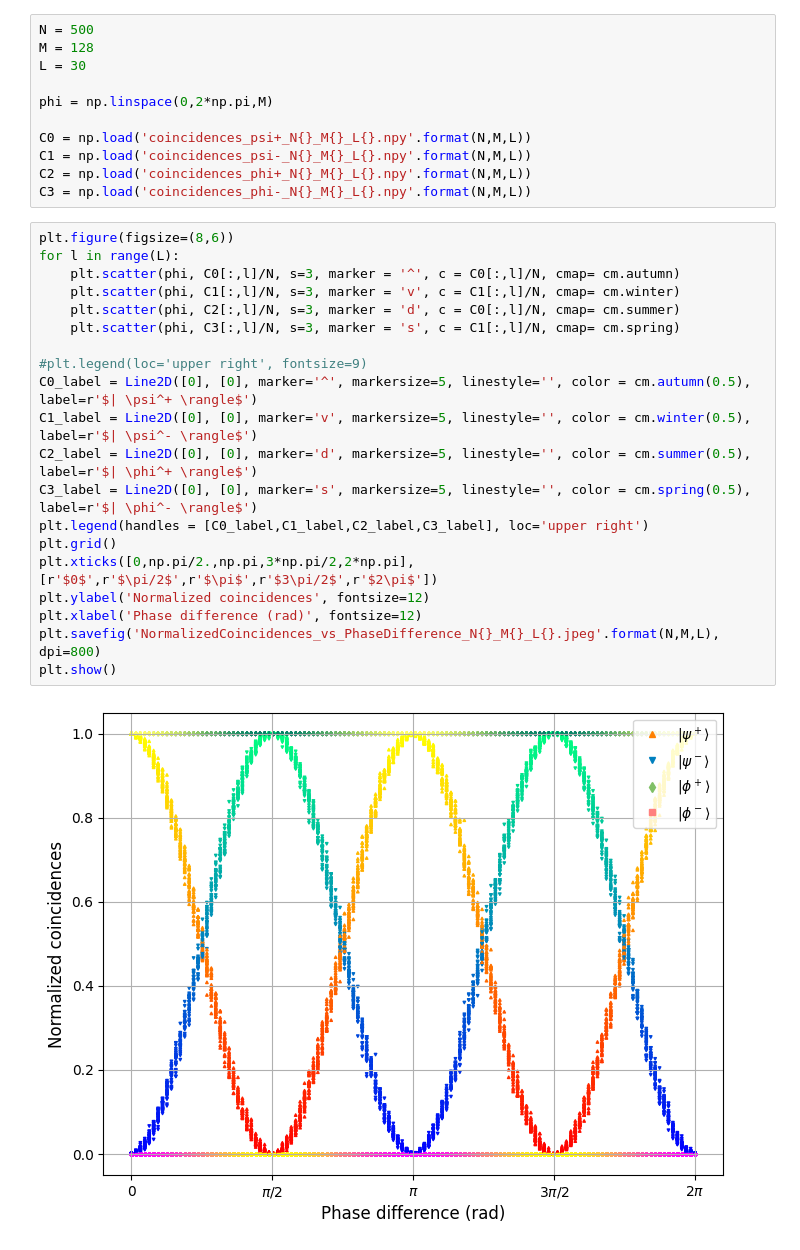
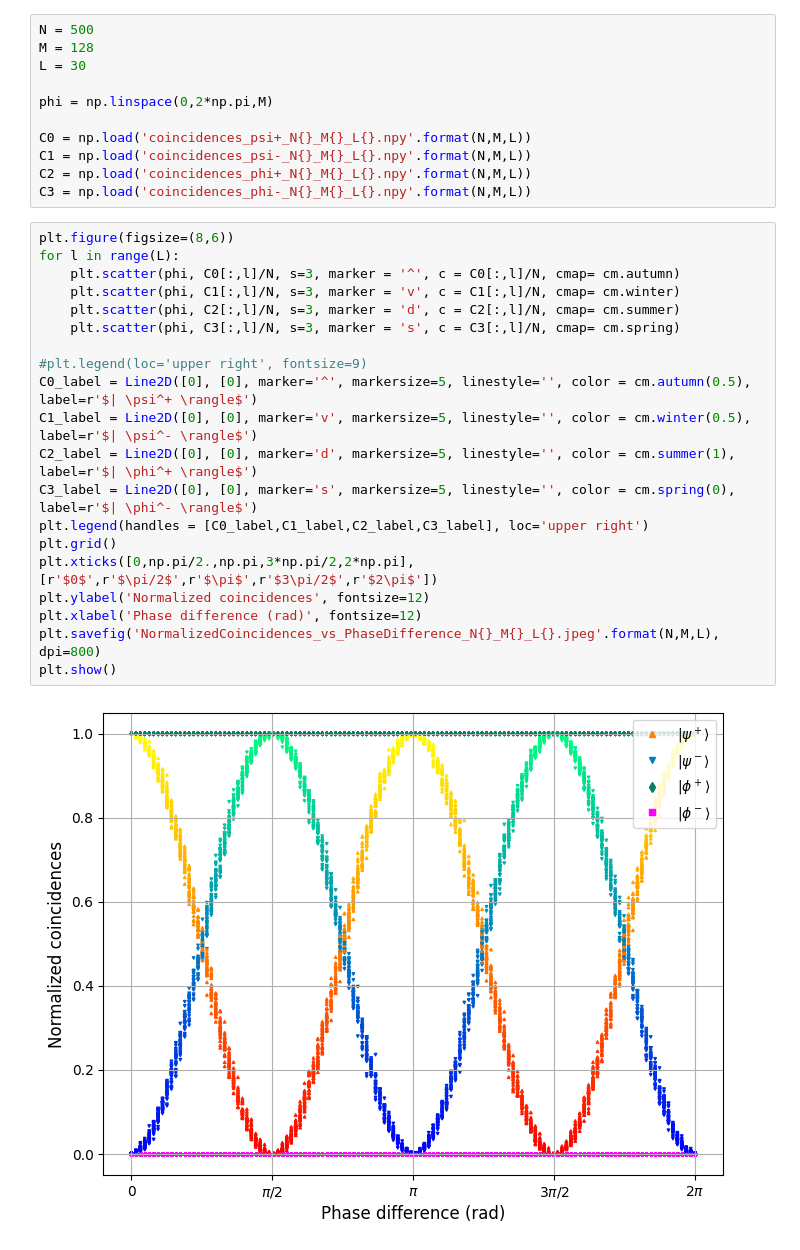
Before and after one commit to santiagobusta/QO-Simulations, a Jupyter notebook: BellStateDiscriminator/Graph_Coincidences.ipynb, the cells around one changed output. Saved outputs shown, nothing was run; the diff lists cells and outputs as text.

```diff
--- a/BellStateDiscriminator/Graph_Coincidences.ipynb
+++ b/BellStateDiscriminator/Graph_Coincidences.ipynb
@@ -41,22 +41,22 @@ C3 = np.load('coincidences_phi-_N{}_M{}_L{}.npy'.format(N,M,L))
 # %%
 plt.figure(figsize=(8,6))
 for l in range(L):
     plt.scatter(phi, C0[:,l]/N, s=3, marker = '^', c = C0[:,l]/N, cmap= cm.autumn)
     plt.scatter(phi, C1[:,l]/N, s=3, marker = 'v', c = C1[:,l]/N, cmap= cm.winter)
-    plt.scatter(phi, C2[:,l]/N, s=3, marker = 'd', c = C0[:,l]/N, cmap= cm.summer)
-    plt.scatter(phi, C3[:,l]/N, s=3, marker = 's', c = C1[:,l]/N, cmap= cm.spring)
+    plt.scatter(phi, C2[:,l]/N, s=3, marker = 'd', c = C2[:,l]/N, cmap= cm.summer)
+    plt.scatter(phi, C3[:,l]/N, s=3, marker = 's', c = C3[:,l]/N, cmap= cm.spring)
 
 #plt.legend(loc='upper right', fontsize=9)
 C0_label = Line2D([0], [0], marker='^', markersize=5, linestyle='', color = cm.autumn(0.5), label=r'$| \psi^+ \rangle$')
 C1_label = Line2D([0], [0], marker='v', markersize=5, linestyle='', color = cm.winter(0.5), label=r'$| \psi^- \rangle$')
-C2_label = Line2D([0], [0], marker='d', markersize=5, linestyle='', color = cm.summer(0.5), label=r'$| \phi^+ \rangle$')
-C3_label = Line2D([0], [0], marker='s', markersize=5, linestyle='', color = cm.spring(0.5), label=r'$| \phi^- \rangle$')
+C2_label = Line2D([0], [0], marker='d', markersize=5, linestyle='', color = cm.summer(1), label=r'$| \phi^+ \rangle$')
+C3_label = Line2D([0], [0], marker='s', markersize=5, linestyle='', color = cm.spring(0), label=r'$| \phi^- \rangle$')
 plt.legend(handles = [C0_label,C1_label,C2_label,C3_label], loc='upper right')
 plt.grid()
 plt.xticks([0,np.pi/2.,np.pi,3*np.pi/2,2*np.pi], [r'$0$',r'$\pi/2$',r'$\pi$',r'$3\pi/2$',r'$2\pi$'])
 plt.ylabel('Normalized coincidences', fontsize=12)
 plt.xlabel('Phase difference (rad)', fontsize=12)
 plt.savefig('NormalizedCoincidences_vs_PhaseDifference_N{}_M{}_L{}.jpeg'.format(N,M,L), dpi=800)
 plt.show()
 # %% [output]
-[figure, old version]
+[figure, new version]
```
Also changed, not shown: parts of 1 cell of this notebook, 3 other files.
